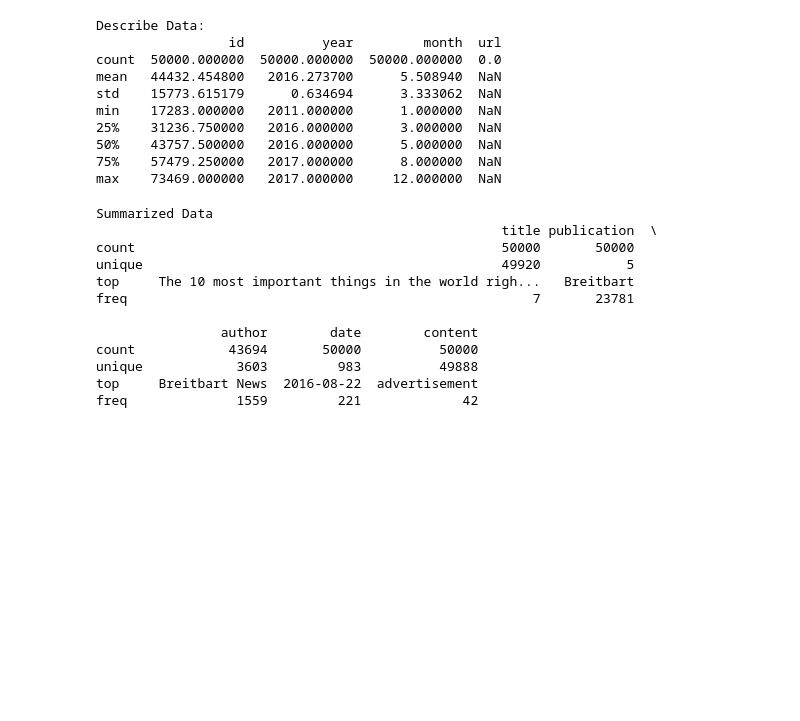
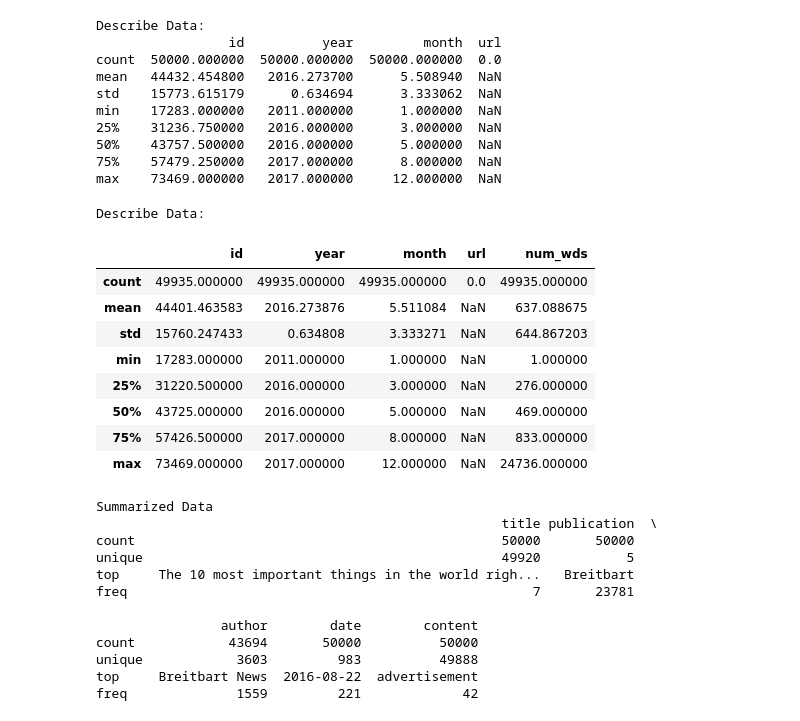
Before and after one commit to ScottBreitbach/DSC550, a Jupyter notebook: Week5/Test.ipynb, the cells around one changed output. Saved outputs shown, nothing was run; the diff lists cells and outputs as text; code cells hidden in the pictures; blank space fills up the shorter version.

```diff
--- a/Week5/Test.ipynb
+++ b/Week5/Test.ipynb
@@ -53,6 +53,21 @@ min    17283.000000   2011.000000      1.000000  NaN
 50%    43757.500000   2016.000000      5.000000  NaN
 75%    57479.250000   2017.000000      8.000000  NaN
 max    73469.000000   2017.000000     12.000000  NaN
+# %%
+#what type of variables are in the table
+print("Describe Data:")
+articles.describe()
+# %% [output]
+Describe Data:
+|  | id | year | month | url | num_wds |
+| count | 49935.000000 | 49935.000000 | 49935.000000 | 0.0 | 49935.000000 |
+| mean | 44401.463583 | 2016.273876 | 5.511084 | NaN | 637.088675 |
+| std | 15760.247433 | 0.634808 | 3.333271 | NaN | 644.867203 |
+| min | 17283.000000 | 2011.000000 | 1.000000 | NaN | 1.000000 |
+| 25% | 31220.500000 | 2016.000000 | 3.000000 | NaN | 276.000000 |
+| 50% | 43725.000000 | 2016.000000 | 5.000000 | NaN | 469.000000 |
+| 75% | 57426.500000 | 2017.000000 | 8.000000 | NaN | 833.000000 |
+| max | 73469.000000 | 2017.000000 | 12.000000 | NaN | 24736.000000 |
 # %%
 print("Summarized Data")
 print(articles.describe(include=['O']))
```
Also changed, not shown: parts of 2 cells of this notebook.
